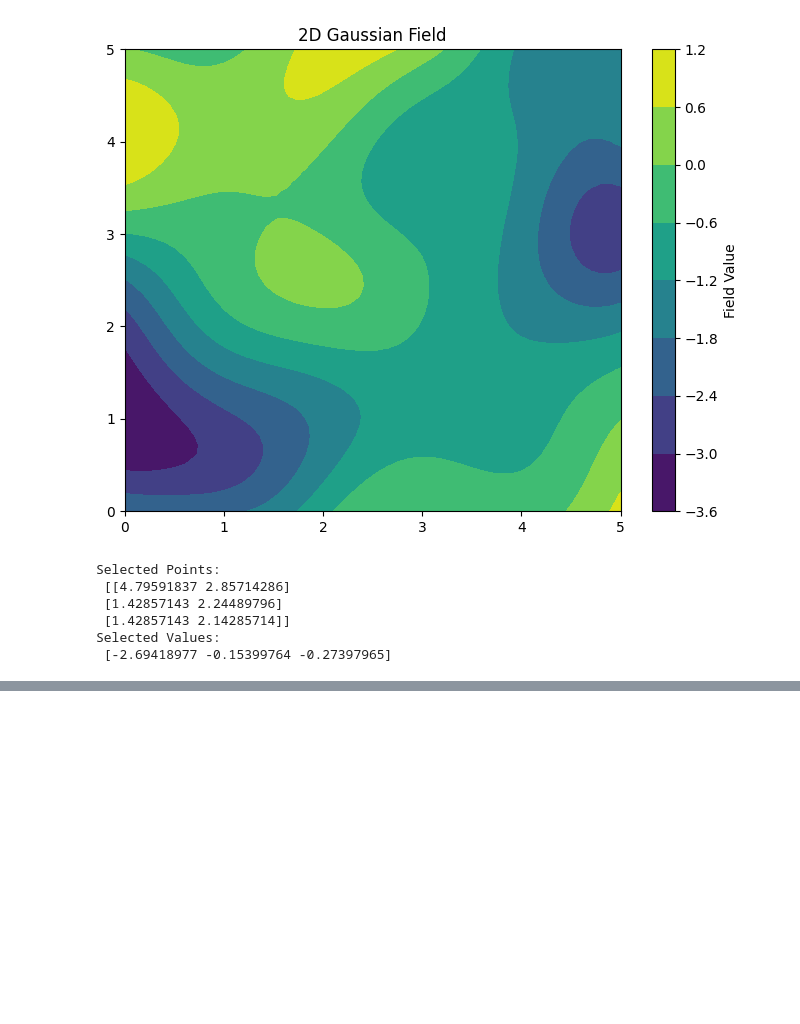
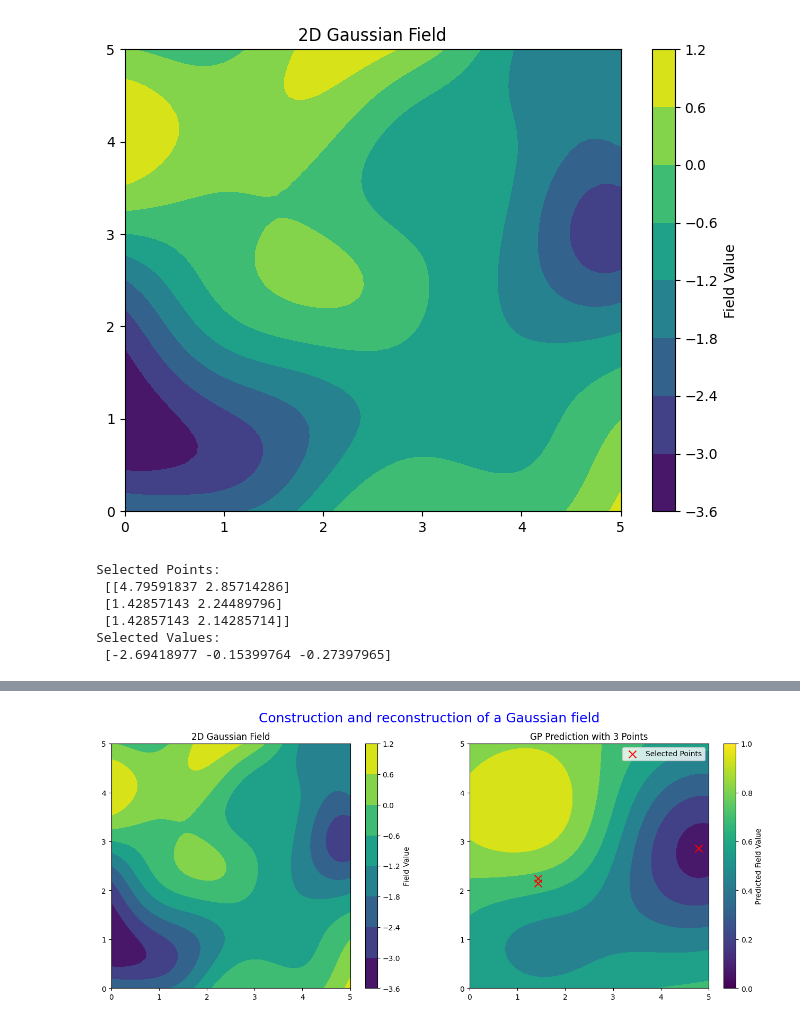
Before and after one commit to csc7/Probabilistic_Programming, a Jupyter notebook: GP_General.ipynb, the cells around one changed output, grey strips where cells are left out. Drawn from its saved outputs; the diff is of its cells as text; code cells hidden in the pictures; blank space fills up the shorter version.

```diff
--- a/GP_General.ipynb
+++ b/GP_General.ipynb
@@ -386,0 +416,21 @@ Selected Values:
+# %%
+# Plot both original and reconstructed Gaussian fields
+
+plt.figure(figsize=(16, 6))
+plt.suptitle(f"Construction and reconstruction of a Gaussian field", fontsize=18, color="blue")
+
+plt.subplot(1, 2, 1)
+plt.contourf(X, Y, Z, cmap='viridis')
+plt.title('2D Gaussian Field')
+plt.colorbar(label='Field Value')
+
+plt.subplot(1, 2, 2)
+plt.contourf(X, Y, Z_pred, cmap='viridis')
+plt.scatter(selected_points[:, 0], selected_points[:, 1], c='red', marker='x', s=100, label='Selected Points')
+plt.title('GP Prediction with 3 Points')
+plt.colorbar(label='Predicted Field Value')
+plt.legend()
+
+plt.show()
+# %% [output]
+[figure, added]
```
Also changed, not shown: parts of 1 cell of this notebook.
